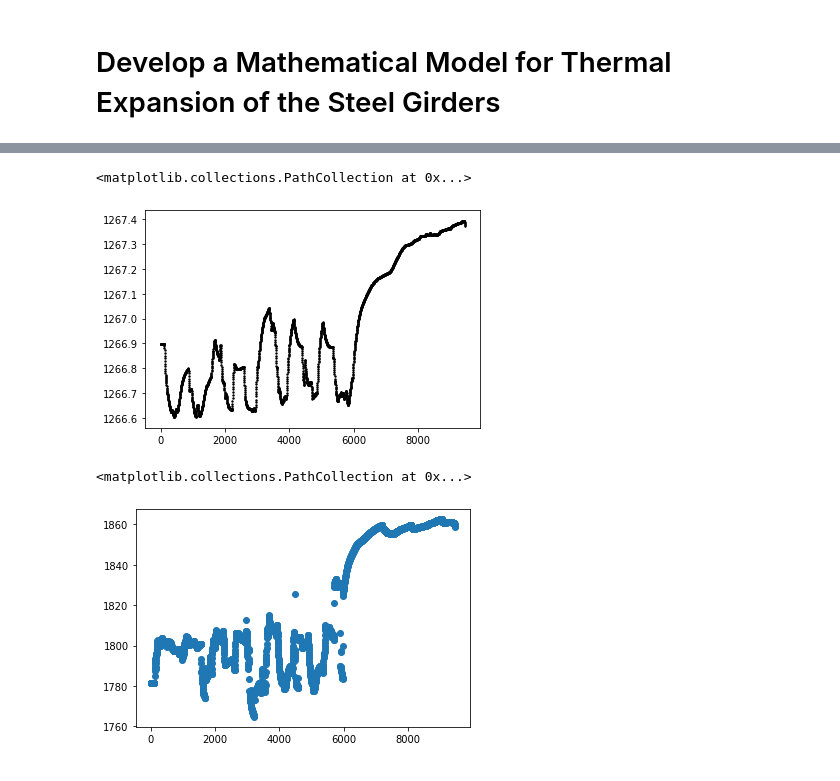
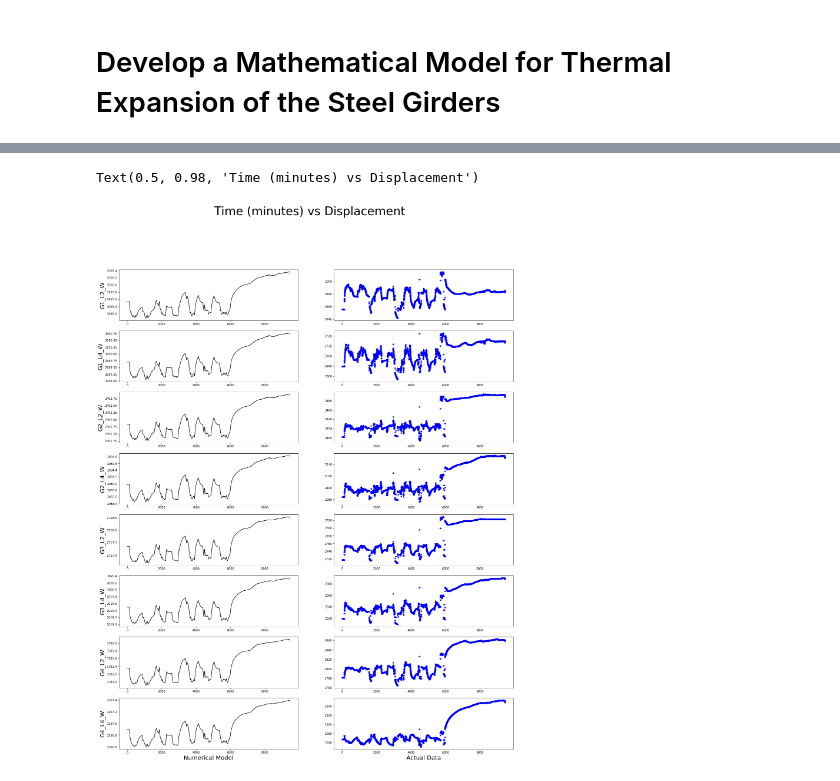
Before and after one commit to sme96/EI_Assignment3, a Jupyter notebook: EI Assignment 3.ipynb, the cells around one changed output, grey strips where cells are left out. Drawn from its saved outputs; the diff is of its cells as text; code cells hidden in the pictures.

```diff
--- a/EI Assignment 3.ipynb
+++ b/EI Assignment 3.ipynb
@@ -398,22 +260,25 @@ plt.scatter(minutes,avg_disp_data['G4_L2_W'])
-# %%
-alpha = 7.2E-6
-L0 = avg_disp_data['G4_L4_W'].iloc[0]
-total_minutes = avg_disp_data['G4_L4_W'].count()*3
-minutes = list(range(0,total_minutes,3))
-lengths = [L0]
-temps =  list(temp_data['G4_L4_W'])
-
-for i in range(1,len(temps)):
-    deltaL = alpha*(temps[i]-temps[i-1])*lengths[-1]
-    L=lengths[-1]
-    lengths.append(deltaL+L)
-
-plt.scatter(minutes,lengths,s=2,c='k')
-# %% [output]
-<matplotlib.collections.PathCollection at 0x...>
-[figure, removed]
-# %%
-plt.scatter(minutes,avg_disp_data['G4_L2_W'])
-# %% [output]
-<matplotlib.collections.PathCollection at 0x...>
-[figure, removed]
+# %%
+fig,ax = plt.subplots(nrows=8,ncols=2,figsize=(24,30))
+sensors = ['G1_L2_W','G1_L4_W','G2_L2_W','G2_L4_W','G3_L2_W','G3_L4_W','G4_L2_W','G4_L4_W']
+
+r = 0
+for sensor in sensors:
+    lengths = lengths_from_temps(sensor)
+    ax[r][0].plot(minutes,lengths,c='k')
+    ax[r][1].plot(minutes,avg_disp_data[sensor],'b*')
+    r = r + 1
+
+ax[0][0].set_ylabel('G1_L2_W', fontsize = 20)
+ax[1][0].set_ylabel('G1_L4_W', fontsize = 20)
+ax[2][0].set_ylabel('G2_L2_W', fontsize = 20)
+ax[3][0].set_ylabel('G2_L4_W', fontsize = 20)
+ax[4][0].set_ylabel('G3_L2_W', fontsize = 20)
+ax[5][0].set_ylabel('G3_L4_W', fontsize = 20)
+ax[6][0].set_ylabel('G4_L2_W', fontsize = 20)
+ax[7][0].set_ylabel('G4_L4_W', fontsize = 20)
+ax[7][0].set_xlabel('Numerical Model', fontsize = 20)
+ax[7][1].set_xlabel('Actual Data', fontsize = 20)
+fig.suptitle('Time (minutes) vs Displacement',fontsize = 40)
+# %% [output]
+Text(0.5, 0.98, 'Time (minutes) vs Displacement')
+[figure, added]
```
Also changed, not shown: parts of 15 cells of this notebook.
